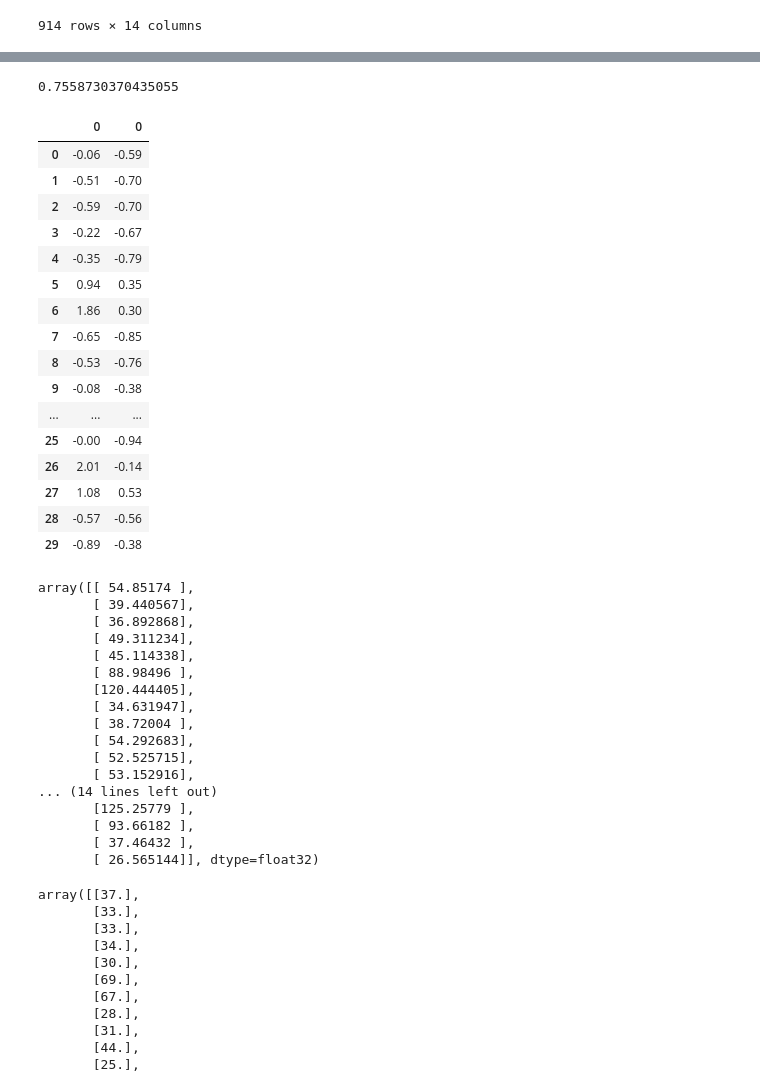
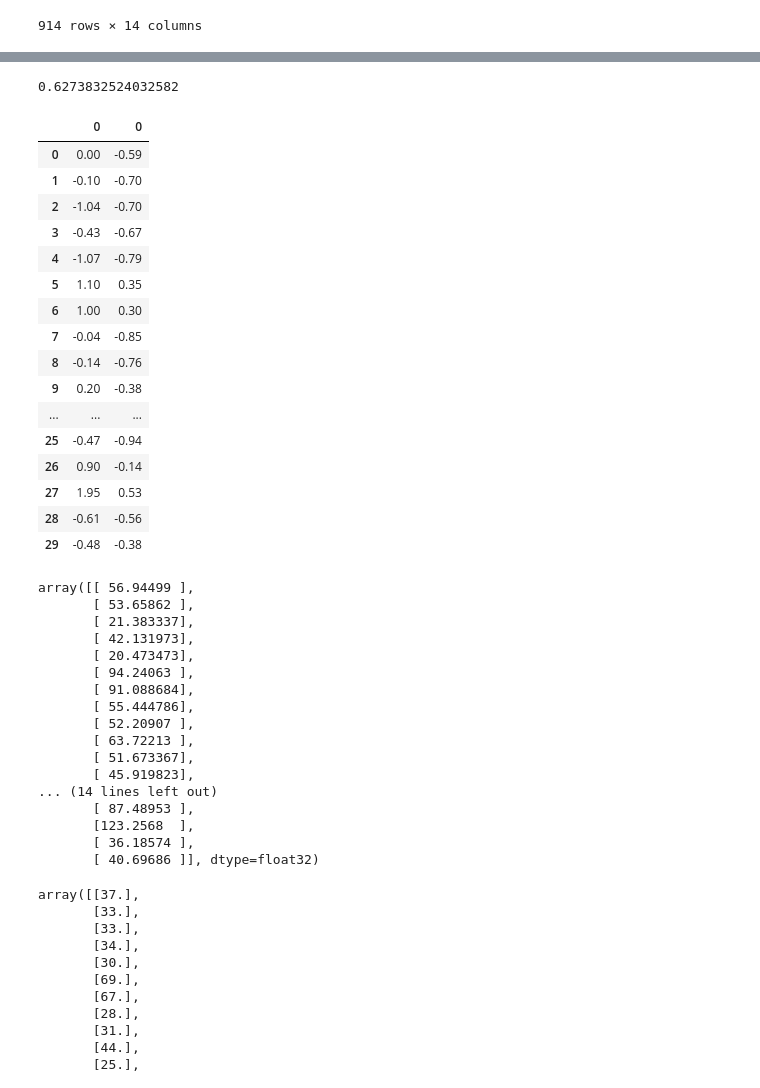
Before and after one commit to csLee94/project_notebook, a Jupyter notebook: SalesPredict_N.ipynb, the cells around one changed output, grey strips where cells are left out. Drawn from its saved outputs; the diff is of its cells as text; code cells hidden in the pictures.

```diff
--- a/SalesPredict_N.ipynb
+++ b/SalesPredict_N.ipynb
@@ -1202,10 +1202,9 @@ y2_train_np = y2_train.reshape(len(y2_train),1,1)
 # %%
 net_model = tf.keras.models.Sequential()
 net_model.add(LSTM(7, input_shape=(x_train_np.shape[1], x_train_np.shape[2])))
-net_model.add(Dense(len(list(x_train_np))))
-net_model.add(Dense(0.5*len(list(x_train_np))))
+net_model.add(Dense(7))
 net_model.add(Dense(1))
 net_model.compile(loss='mean_squared_error', optimizer='adam')
 
-net_model.fit(x_train_np, y1_train_np, epochs=9070, batch_size=907)
+net_model.fit(x_train_np, y1_train_np, epochs=500, batch_size=2)
 # %% [output]
@@ -1258,10 +1257,11 @@ pd.concat([pd.DataFrame(pred_net), pd.DataFrame(y1_test_np.reshape(30,1))], axis
 # %%
 amt_model = tf.keras.models.Sequential()
 amt_model.add(LSTM(7, input_shape=(x_train_np.shape[1], x_train_np.shape[2])))
-amt_model.add(Dense(len(list(x_train_np))))
-amt_model.add(Dense(0.5*len(list(x_train_np))))
+# amt_model.add(Dense(len(list(x_train_np))))
+# amt_model.add(Dense(0.5*len(list(x_train_np))))
+amt_model.add(Dense(7))
 amt_model.add(Dense(1))
 amt_model.compile(loss='mean_squared_error', optimizer='adam')
 
-amt_model.fit(x_train_np, y2_train_np, epochs=9070, batch_size=907)
+amt_model.fit(x_train_np, y2_train_np, epochs=1000, batch_size=2)
 # %% [output]
@@ -1287,50 +1287,50 @@ Epoch 9070/9070
 pred_amt = amt_model.predict(x_test_np)
 # rmse 산출
 # real_amt = np.array(y_scale_test_amt).reshape(30,1)
-MSE_amt = mean_squared_error(y1_test_np.reshape(30,1), pred_amt)
+MSE_amt = mean_squared_error(y1_test, pred_amt)
 np.sqrt(MSE_amt)
 # %% [output]
-0.7558730370435055
+0.6273832524032582
 # %%
-pd.concat([pd.DataFrame(pred_amt), pd.DataFrame(y2_test_np.reshape(30,1))], axis=1)
+pd.concat([pd.DataFrame(pred_amt), pd.DataFrame(y2_test)], axis=1)
 # %% [output]
 |  | 0 | 0 |
-| 0 | -0.06 | -0.59 |
-| 1 | -0.51 | -0.70 |
-| 2 | -0.59 | -0.70 |
-| 3 | -0.22 | -0.67 |
-| 4 | -0.35 | -0.79 |
-| 5 | 0.94 | 0.35 |
-| 6 | 1.86 | 0.30 |
-| 7 | -0.65 | -0.85 |
-| 8 | -0.53 | -0.76 |
-| 9 | -0.08 | -0.38 |
+| 0 | 0.00 | -0.59 |
+| 1 | -0.10 | -0.70 |
+| 2 | -1.04 | -0.70 |
+| 3 | -0.43 | -0.67 |
+| 4 | -1.07 | -0.79 |
+| 5 | 1.10 | 0.35 |
+| 6 | 1.00 | 0.30 |
+| 7 | -0.04 | -0.85 |
+| 8 | -0.14 | -0.76 |
+| 9 | 0.20 | -0.38 |
 | ... | ... | ... |
-| 25 | -0.00 | -0.94 |
-| 26 | 2.01 | -0.14 |
-| 27 | 1.08 | 0.53 |
-| 28 | -0.57 | -0.56 |
-| 29 | -0.89 | -0.38 |
+| 25 | -0.47 | -0.94 |
+| 26 | 0.90 | -0.14 |
+| 27 | 1.95 | 0.53 |
+| 28 | -0.61 | -0.56 |
+| 29 | -0.48 | -0.38 |
 # %%
 amt_mn_scaler.inverse_transform(amt_std_scaler.inverse_transform(pred_amt))
 # %% [output]
-array([[ 54.85174 ],
-       [ 39.440567],
-       [ 36.892868],
-       [ 49.311234],
-       [ 45.114338],
-       [ 88.98496 ],
-       [120.444405],
-       [ 34.631947],
-       [ 38.72004 ],
-       [ 54.292683],
-       [ 52.525715],
-       [ 53.152916],
+array([[ 56.94499 ],
+       [ 53.65862 ],
+       [ 21.383337],
+       [ 42.131973],
+       [ 20.473473],
+       [ 94.24063 ],
+       [ 91.088684],
+       [ 55.444786],
+       [ 52.20907 ],
+       [ 63.72213 ],
+       [ 51.673367],
+       [ 45.919823],
 ... (14 lines left out)
-       [125.25779 ],
-       [ 93.66182 ],
-       [ 37.46432 ],
-       [ 26.565144]], dtype=float32)
+       [ 87.48953 ],
+       [123.2568  ],
+       [ 36.18574 ],
+       [ 40.69686 ]], dtype=float32)
 # %%
 amt_mn_scaler.inverse_transform(amt_std_scaler.inverse_transform(y2_test))
 # %% [output]
```
Also changed, not shown: parts of 8 cells of this notebook.
